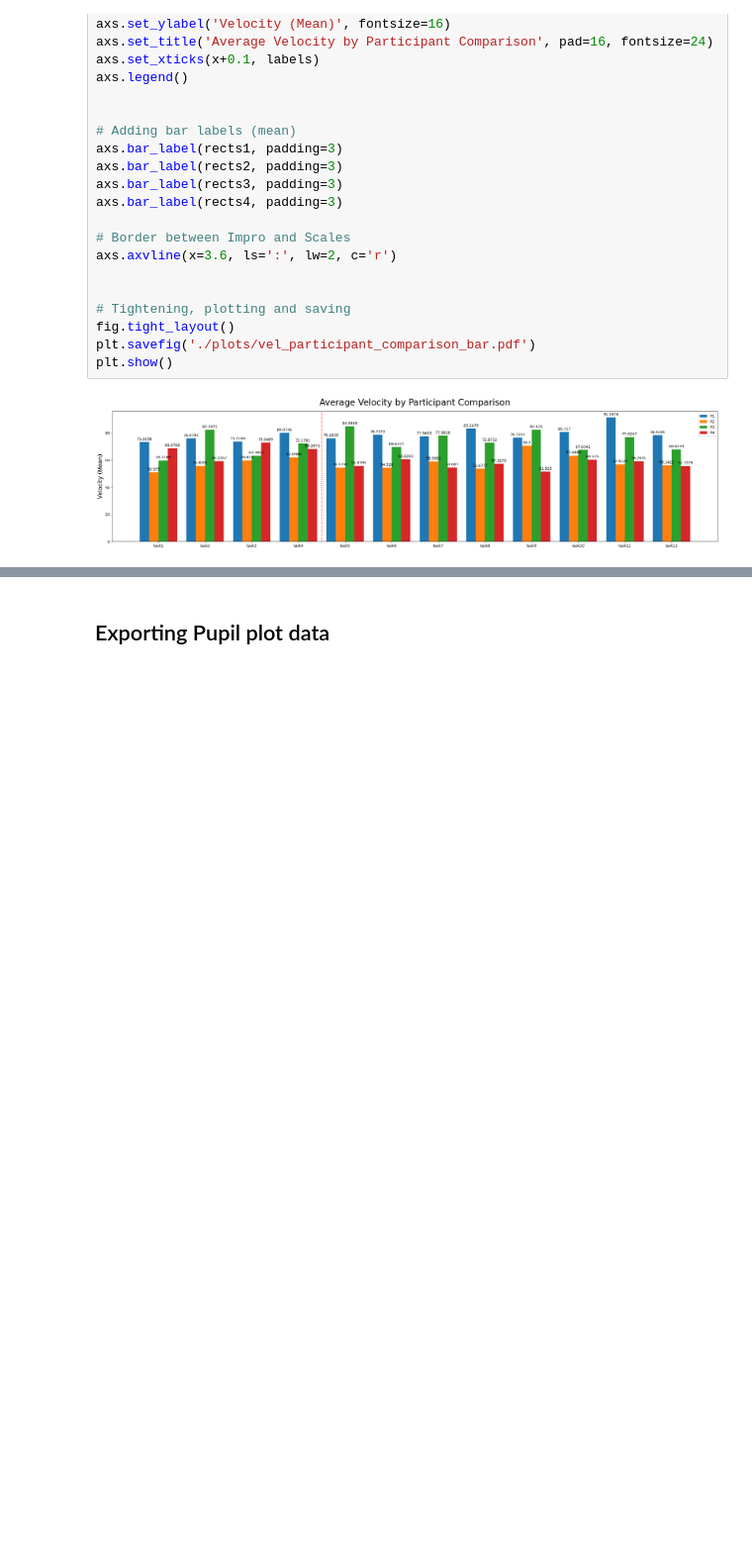
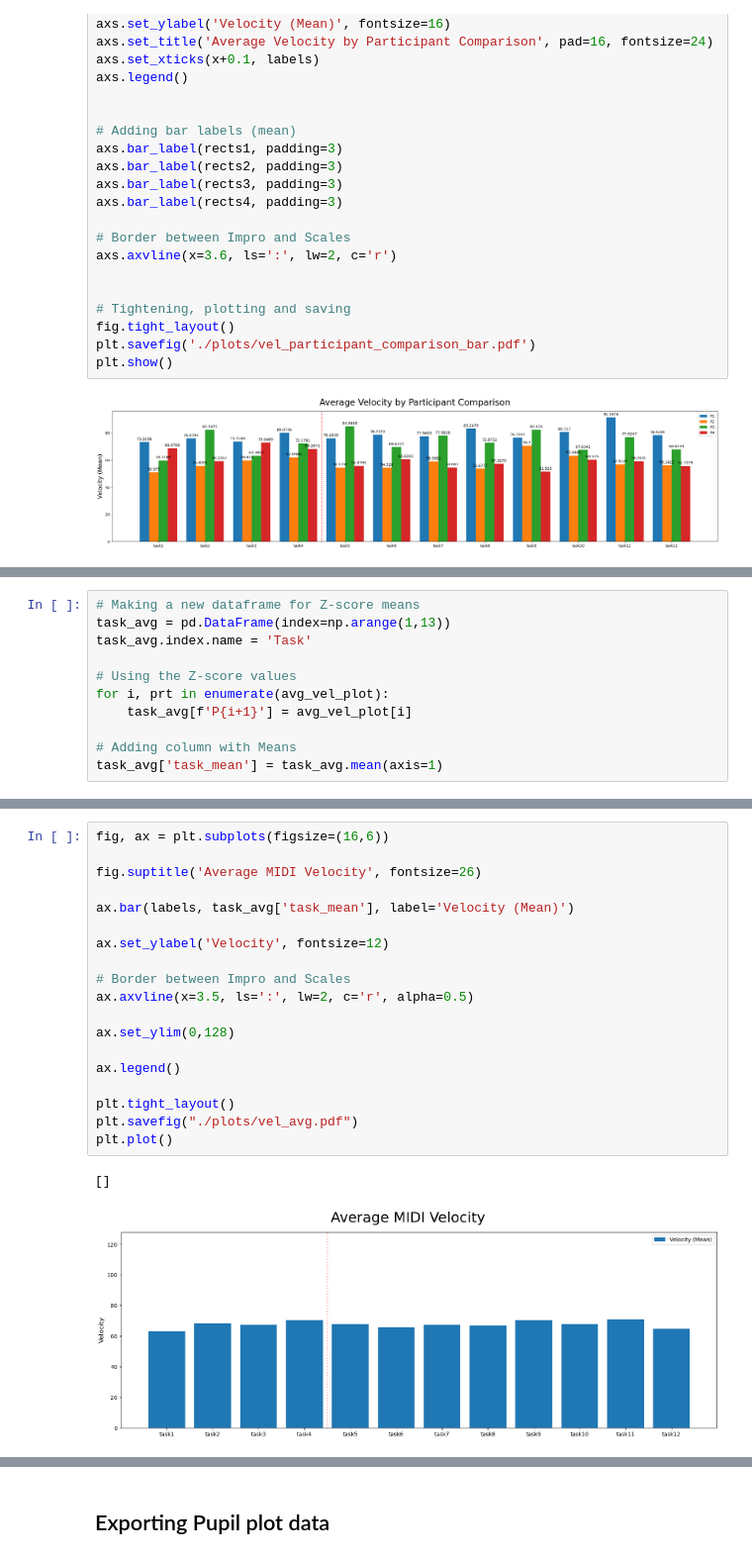
Before and after one commit to wnetzel/Pilot-Study, a Jupyter notebook: Notebooks/MIDI.ipynb, the cells around one changed output, grey strips where cells are left out. Shown: that part at 99% size. Drawn from its saved outputs; the diff is of its cells as text; blank space fills up the shorter version.

Commit message:
Mean across participants (MIDI vel)

```diff
--- a/Notebooks/MIDI.ipynb
+++ b/Notebooks/MIDI.ipynb
@@ -355,0 +358,11 @@ plt.show()
+# %%
+# Making a new dataframe for Z-score means
+task_avg = pd.DataFrame(index=np.arange(1,13))
+task_avg.index.name = 'Task'
+
+# Using the Z-score values
+for i, prt in enumerate(avg_vel_plot):
+    task_avg[f'P{i+1}'] = avg_vel_plot[i]
+
+# Adding column with Means
+task_avg['task_mean'] = task_avg.mean(axis=1)
@@ -355,0 +386,22 @@ plt.show()
+# %%
+fig, ax = plt.subplots(figsize=(16,6))
+
+fig.suptitle('Average MIDI Velocity', fontsize=26)
+
+ax.bar(labels, task_avg['task_mean'], label='Velocity (Mean)')
+
+ax.set_ylabel('Velocity', fontsize=12)
+
+# Border between Impro and Scales
+ax.axvline(x=3.5, ls=':', lw=2, c='r', alpha=0.5)
+
+ax.set_ylim(0,128)
+
+ax.legend()
+
+plt.tight_layout()
+plt.savefig("./plots/vel_avg.pdf")
+plt.plot()
+# %% [output]
+[]
+[figure, added]
```
Also changed, not shown: parts of 3 cells of this notebook, 2 other files.
